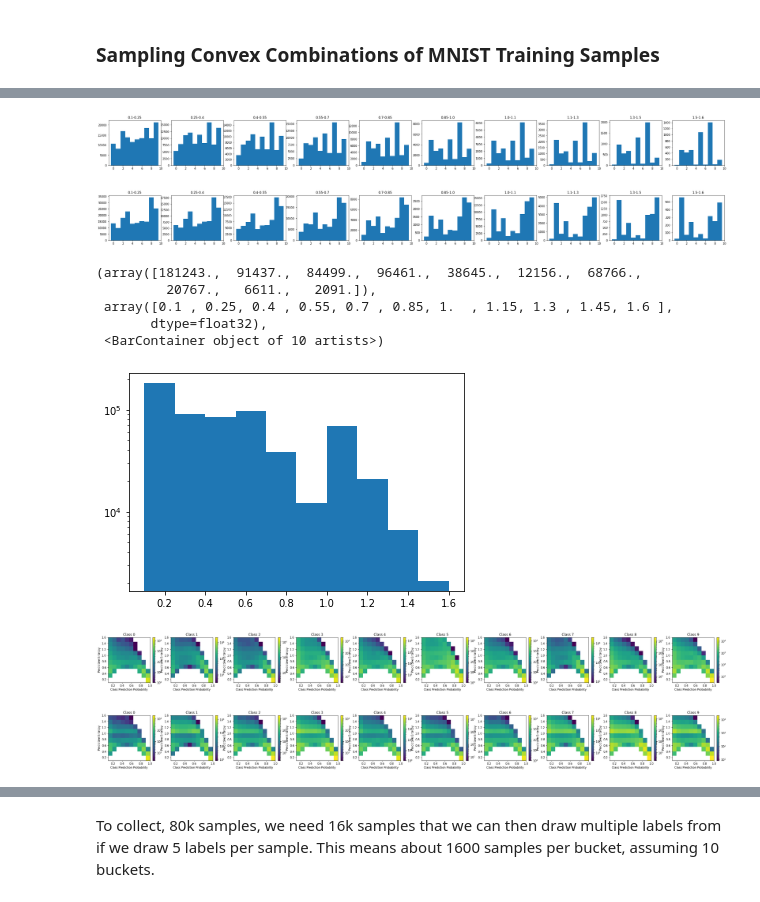
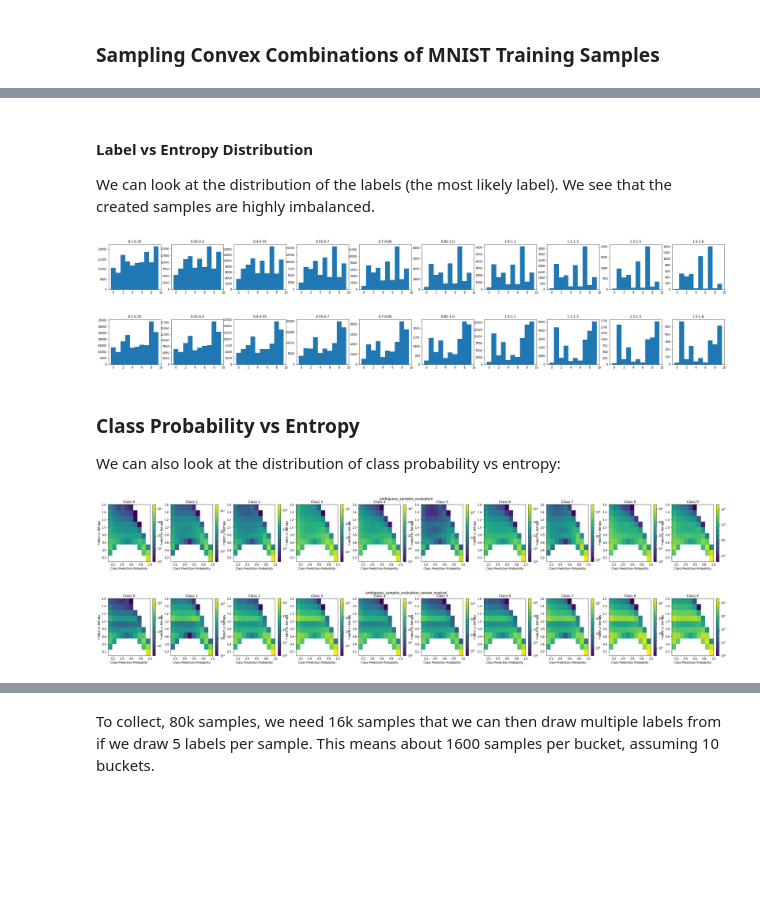
Before and after one commit to BlackHC/ddu_dirty_mnist, a Jupyter notebook: 02_dirtymnist.ipynb, the cells around one changed output, grey strips where cells are left out. Cells and saved outputs as stored; diff of their text form; code cells hidden in the pictures; blank space fills up the shorter version.

```diff
--- a/02_dirtymnist.ipynb
+++ b/02_dirtymnist.ipynb
@@ -384,7 +409,7 @@ def create_unambiguous_samples():
     decoded_images = []
     decoded_labels = []
 
-    batch_size = 1024
+    batch_size = 8192
 
     num_amb_examples = 60000
     num_new_samples = 0
@@ -588,7 +596,7 @@ stratified_ambiguous_samples = create_stratified_ambiguous_samples().cpu()
 # %% [markdown]
 ### Sampling Convex Combinations of MNIST Training Samples
 # %%
-@restore_or_create("stratified_ambiguous_samples2.pt", recreate=False)
+@restore_or_create("stratified_ambiguous_samples_convex_mixture.pt", recreate=False)
 @torch.no_grad()
 def create_stratified_ambiguous_mixture_samples():
     mi_threshold = 0.1
@@ -667,4 +675,4 @@ def create_stratified_ambiguous_mixture_samples():
     return buckets
 
 
-stratified_ambiguous_samples2 = create_stratified_ambiguous_mixture_samples().cpu()
+stratified_ambiguous_samples_convex_mixture = create_stratified_ambiguous_mixture_samples().cpu()
@@ -673,7 +685,7 @@ from dataclasses import dataclass
 
 
 @dataclass
-class PeMiP:
+class SampleEvaluation:
     pred_entropies: torch.Tensor
     mutual_infos: torch.Tensor
     softmax_logits: torch.Tensor
@@ -682,7 +694,7 @@ class PeMiP:
     single_labels: torch.Tensor
 # %%
 @torch.no_grad()
-def compute_pe_mi_avg(samples):
+def evaluate_samples(samples):
     pred_entropies = []
     avg_entropies = []
     softmax_logits = []
@@ -720,7 +732,7 @@ def compute_pe_mi_avg(samples):
     predictions = torch.cat(predictions)
     predicted_labels = torch.cat(predicted_labels)
 
-    return PeMiP(
+    return SampleEvaluation(
         pred_entropies,
         pred_entropies - avg_entropies,
         softmax_logits,
@@ -730,9 +742,9 @@ def compute_pe_mi_avg(samples):
     )
 
 
-stratified_pe_avg_p = restore_or_create("entropies_etc.pt", recreate=True)(
-    lambda: compute_pe_mi_avg(stratified_ambiguous_samples)
+ambiguous_samples_evaluation = restore_or_create("ambiguous_samples_evaluation.pt", recreate=False)(
+    lambda: evaluate_samples(stratified_ambiguous_samples)
 )()
-stratified2_pe_avg_p = restore_or_create("entropies_etc_2.pt", recreate=True)(
-    lambda: compute_pe_mi_avg(stratified_ambiguous_samples2)
-)()
+ambiguous_samples_evaluation_convex_mixture = restore_or_create(
+    "convex_mixture_ambiguous_samples_evaluation.pt", recreate=False
+)(lambda: evaluate_samples(stratified_ambiguous_samples_convex_mixture))()
@@ -778,3 +839,7 @@ show_stratified_samples(stratified_ambiguous_samples2, stratified2_pe_avg_p.pred
+# %% [markdown]
+#### Label vs Entropy Distribution
+
+We can look at the distribution of the labels (the most likely label). We see that the created samples are highly imbalanced.
 # %%
 def show_label_buckets(entropies, labels, num_bins, range=None):
     edges = np.histogram_bin_edges(entropies.numpy(), bins=num_bins, range=range)
@@ -795,44 +867,39 @@ show_label_buckets(stratified2_pe_avg_p.pred_entropies, stratified2_pe_avg_p.sin
 # %% [output]
 [figure]
 [figure]
-# %%
-plt.yscale("log")
-plt.hist(stratified2_pe_avg_p.pred_entropies.numpy(), bins=10, range=[0.1, 1.6])
-# %% [output]
-(array([181243.,  91437.,  84499.,  96461.,  38645.,  12156.,  68766.,
-         20767.,   6611.,   2091.]),
- array([0.1 , 0.25, 0.4 , 0.55, 0.7 , 0.85, 1.  , 1.15, 1.3 , 1.45, 1.6 ],
-       dtype=float32),
- <BarContainer object of 10 artists>)
-[figure, removed]
+# %% [markdown]
+### Class Probability vs Entropy
+We can also look at the distribution of class probability vs entropy:
 # %%
 import matplotlib as mpl
 
 
-def show_probs_vs_entropy(pemip: PeMiP, num_bins, entropy_range=None):
-    entropies = pemip.pred_entropies
-    predictions = pemip.predictions
+def show_probs_vs_entropy(evaluation: SampleEvaluation, num_bins, entropy_range=None):
+    entropies = evaluation.pred_entropies
+    predictions = evaluation.predictions
 
-    plt.figure(figsize=(num_bins * 4, 3))
+    plt.figure(figsize=(num_bins * 4, 3.8))
     for i in range(10):
         plt.subplot(1, 10, i + 1)
         h = plt.hist2d(
             predictions[:, i].numpy(),
             entropies.numpy(),
             bins=num_bins,
-            norm=mpl.colors.LogNorm(),
+            norm=mpl.colors.LogNorm(vmax=2e4),
             range=[[0.1, 1], entropy_range],
-            vmax=2e4,
         )
         plt.xlabel("Class Prediction Probability")
         plt.ylabel("Predictive Entropy")
         plt.title(f"Class {i}")
         ax = plt.gca()
         plt.colorbar(h[-1], use_gridspec=True, ax=ax)
 
 
-show_probs_vs_entropy(stratified_pe_avg_p, 10, entropy_range=[0.1, 1.6])
-show_probs_vs_entropy(stratified2_pe_avg_p, 10, entropy_range=[0.1, 1.6])
+show_probs_vs_entropy(ambiguous_samples_evaluation, 10, entropy_range=[0.1, 1.6])
+plt.suptitle("`ambiguous_samples_evaluation`")
+show_probs_vs_entropy(ambiguous_samples_evaluation_convex_mixture, 10, entropy_range=[0.1, 1.6])
+plt.suptitle("`ambiguous_samples_evaluation_convex_mixture`")
+plt.show()
 # %% [output]
-[figure, old version]
+[figure, new version]
-[figure, old version]
+[figure, new version]
```
Also changed, not shown: parts of 110 cells of this notebook, 4 other files.
